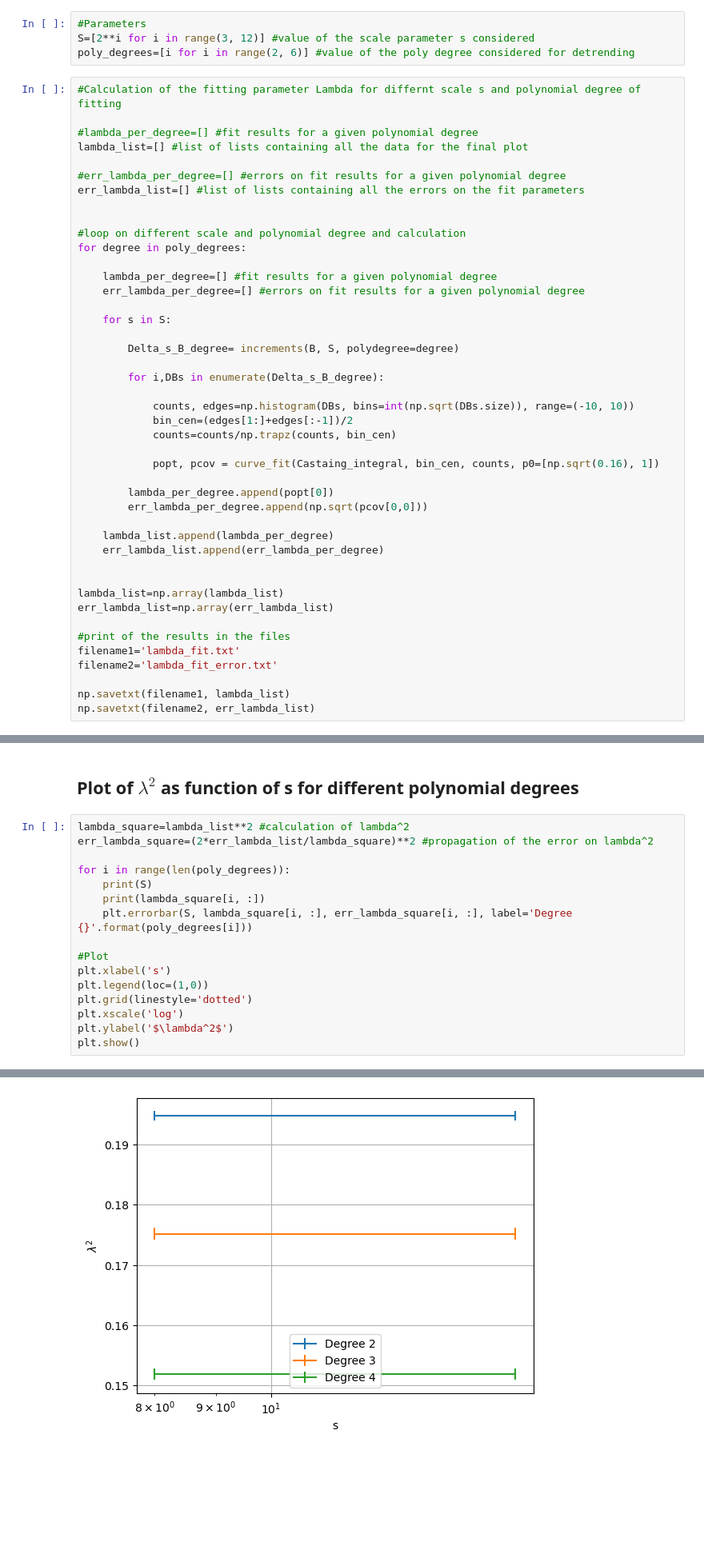
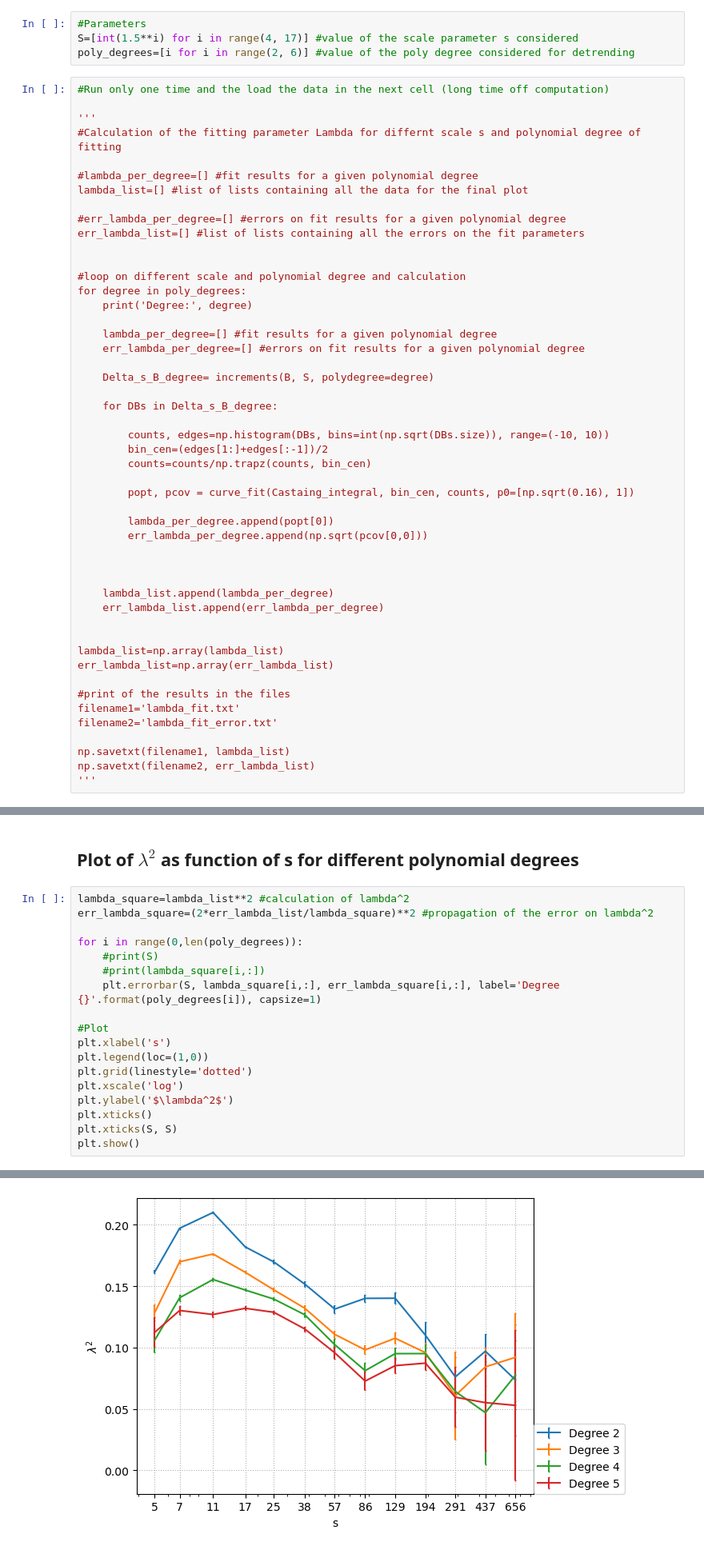
Before and after one commit to threeblueonebrowneyes/Critical-Scale-Invariance-Heart-Rate, a Jupyter notebook: CleanCode.ipynb, the cells around one changed output, grey strips where cells are left out. Shown at 80% size. Saved outputs shown, nothing was run; the diff lists cells and outputs as text; blank space fills up the shorter version.

Commit message:
Final code for lambda plot

```diff
--- a/CleanCode.ipynb
+++ b/CleanCode.ipynb
@@ -349,9 +349,12 @@ Chi squared g 0.0017707889667833586
 ## Calculation and Plot of the fitting parameter $\lambda^2$ as function of s for different polynomial degree used in the detrending procedure
 # %%
 #Parameters
-S=[2**i for i in range(3, 12)] #value of the scale parameter s considered
+S=[int(1.5**i) for i in range(4, 17)] #value of the scale parameter s considered
 poly_degrees=[i for i in range(2, 6)] #value of the poly degree considered for detrending
 # %%
+#Run only one time and the load the data in the next cell (long time off computation)
+
+'''
 #Calculation of the fitting parameter Lambda for differnt scale s and polynomial degree of fitting
 
 #lambda_per_degree=[] #fit results for a given polynomial degree
@@ -363,24 +366,25 @@ err_lambda_list=[] #list of lists containing all the errors on the fit parameter
 
 #loop on different scale and polynomial degree and calculation
 for degree in poly_degrees:
+    print('Degree:', degree)
 
     lambda_per_degree=[] #fit results for a given polynomial degree
     err_lambda_per_degree=[] #errors on fit results for a given polynomial degree
 
-    for s in S:
+    Delta_s_B_degree= increments(B, S, polydegree=degree)
 
-        Delta_s_B_degree= increments(B, S, polydegree=degree)
+    for DBs in Delta_s_B_degree:
 
-        for i,DBs in enumerate(Delta_s_B_degree):
+        counts, edges=np.histogram(DBs, bins=int(np.sqrt(DBs.size)), range=(-10, 10))
+        bin_cen=(edges[1:]+edges[:-1])/2
+        counts=counts/np.trapz(counts, bin_cen)
 
-            counts, edges=np.histogram(DBs, bins=int(np.sqrt(DBs.size)), range=(-10, 10))
-            bin_cen=(edges[1:]+edges[:-1])/2
-            counts=counts/np.trapz(counts, bin_cen)
-
-            popt, pcov = curve_fit(Castaing_integral, bin_cen, counts, p0=[np.sqrt(0.16), 1])
+        popt, pcov = curve_fit(Castaing_integral, bin_cen, counts, p0=[np.sqrt(0.16), 1])
 
         lambda_per_degree.append(popt[0])
         err_lambda_per_degree.append(np.sqrt(pcov[0,0]))
+
+
 
     lambda_list.append(lambda_per_degree)
     err_lambda_list.append(err_lambda_per_degree)
@@ -395,3 +399,4 @@ filename2='lambda_fit_error.txt'
 
 np.savetxt(filename1, lambda_list)
 np.savetxt(filename2, err_lambda_list)
+'''
@@ -408,10 +415,10 @@ err_lambda_list=np.loadtxt(filename2)
 lambda_square=lambda_list**2 #calculation of lambda^2
 err_lambda_square=(2*err_lambda_list/lambda_square)**2 #propagation of the error on lambda^2
 
-for i in range(len(poly_degrees)):
-    print(S)
-    print(lambda_square[i, :])
-    plt.errorbar(S, lambda_square[i, :], err_lambda_square[i, :], label='Degree {}'.format(poly_degrees[i]))
+for i in range(0,len(poly_degrees)):
+    #print(S)
+    #print(lambda_square[i,:])
+    plt.errorbar(S, lambda_square[i,:], err_lambda_square[i,:], label='Degree {}'.format(poly_degrees[i]), capsize=1)
 
 #Plot
 plt.xlabel('s')
@@ -419,5 +426,7 @@ plt.legend(loc=(1,0))
 plt.grid(linestyle='dotted')
 plt.xscale('log')
 plt.ylabel('$\lambda^2$')
+plt.xticks()
+plt.xticks(S, S)
 plt.show()
 # %% [output]
@@ -430 +433 @@ plt.show()
-[figure, old version]
+[figure, new version]
```
Also changed, not shown: parts of 2 cells of this notebook.
